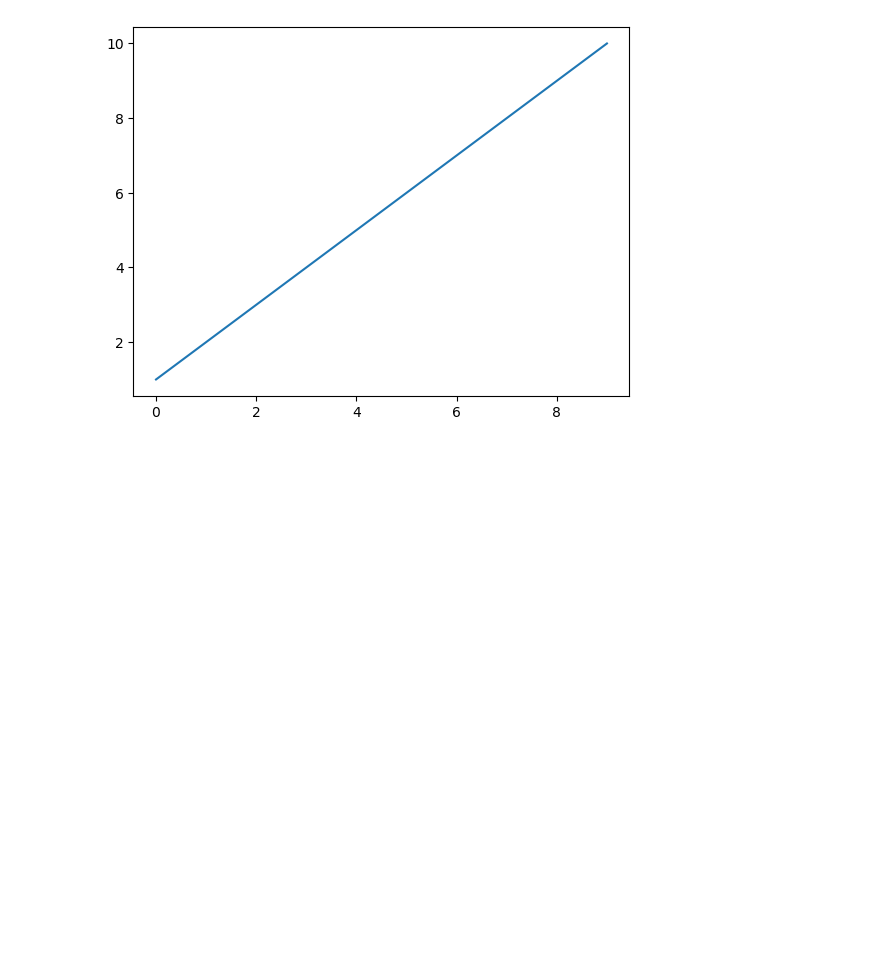
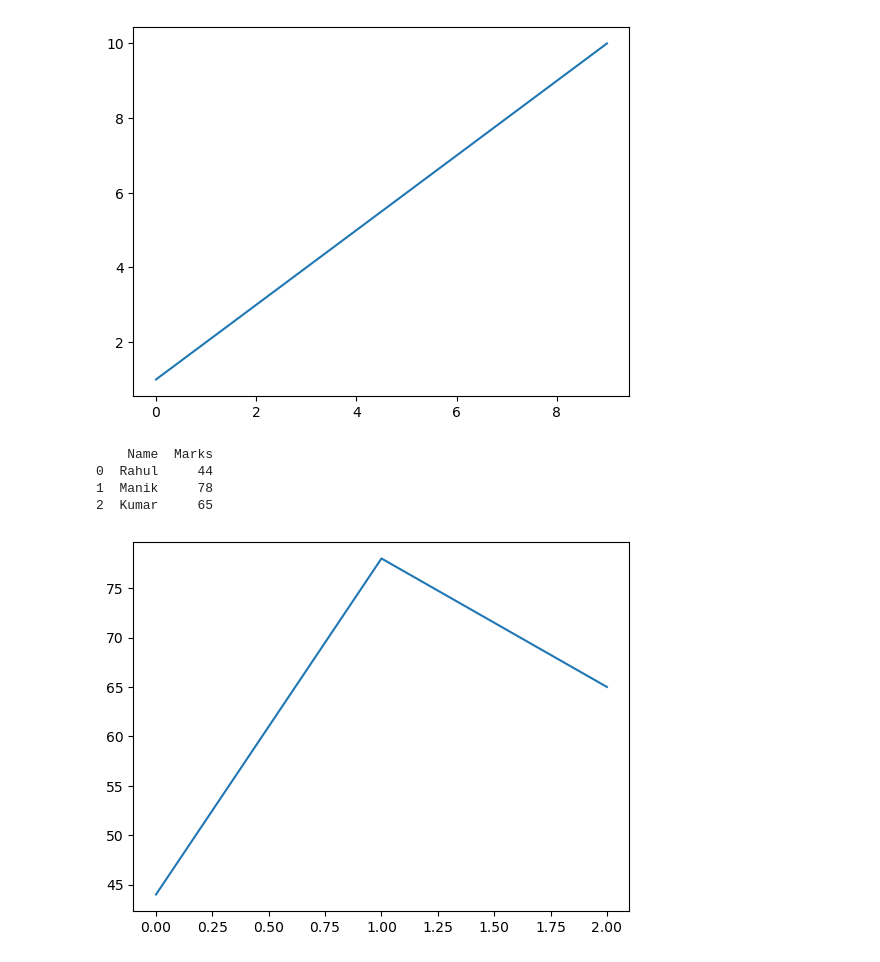
Before and after one commit to shripada-mahato/Matplotlib, a Jupyter notebook: operation.ipynb, the cells around one changed output. Saved outputs shown, nothing was run; the diff lists cells and outputs as text; code cells hidden in the pictures; blank space fills up the shorter version.

```diff
--- a/operation.ipynb
+++ b/operation.ipynb
@@ -9,3 +9,21 @@ plt.plot([1,2,3,4,5,6,7,8,9,10])
 plt.show()
 # %% [output]
 [figure]
+# %%
+import pandas as pd
+import matplotlib.pyplot as plt
+
+data = {
+    "Name":['Rahul','Manik','Kumar'],
+    "Marks":[44,78,65]
+}
+df = pd.DataFrame(data)
+print(df)
+plt.plot(df[['Marks']])
+plt.show()
+# %% [output]
+    Name  Marks
+0  Rahul     44
+1  Manik     78
+2  Kumar     65
+[figure, added]
```
Also changed, not shown: parts of 4 cells of this notebook.
